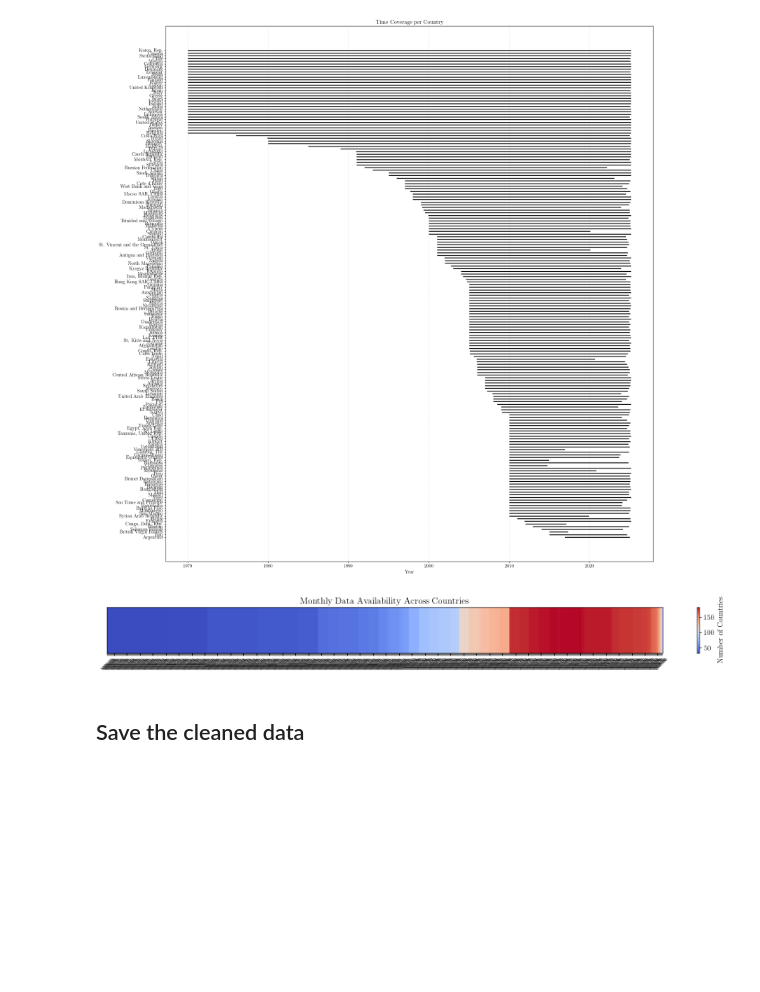
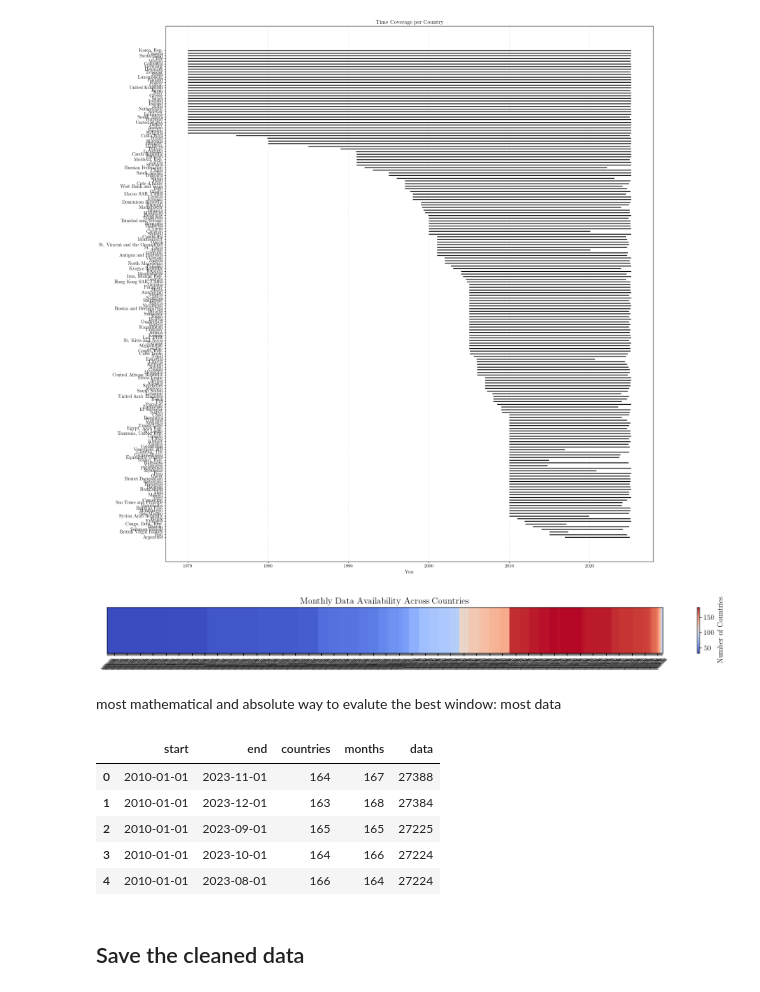
Before and after one commit to jepe06/CAA02, a Jupyter notebook: data hcpi_m.ipynb, the cells around one changed output. Drawn from its saved outputs; the diff is of its cells as text; code cells hidden in the pictures; blank space fills up the shorter version.

Commit message:
finding the best time frame

```diff
--- a/data hcpi_m.ipynb
+++ b/data hcpi_m.ipynb
@@ -454,6 +454,39 @@ plt.tight_layout()
 plt.show()
 # %% [output]
 [figure]
+# %% [markdown]
+most mathematical and absolute way to evalute the best window: most data
+# %%
+if False:
+    n = len(hcpi_m)
+    results = []
+
+    for i in range(n - 1):
+        for j in range(i + 1, n):
+            window = hcpi_m.iloc[i:j+1]
+            data = window.dropna(axis=1)
+
+            months, countries = data.shape
+
+            results.append({
+                "start": hcpi_m.index[i],
+                "end": hcpi_m.index[j],
+                "countries": countries,
+                "months": months,
+                "data": months * countries,
+            })
+
+    results_df = pd.DataFrame(results).sort_values(by="data", ascending=False, inplace=False)
+    results_df.to_csv("data/derived/hcpi_m_windows.csv", index=False)
+
+pd.read_csv("data/derived/hcpi_m_windows.csv").head(5)
+# %% [output]
+|  | start | end | countries | months | data |
+| 0 | 2010-01-01 | 2023-11-01 | 164 | 167 | 27388 |
+| 1 | 2010-01-01 | 2023-12-01 | 163 | 168 | 27384 |
+| 2 | 2010-01-01 | 2023-09-01 | 165 | 165 | 27225 |
+| 3 | 2010-01-01 | 2023-10-01 | 164 | 166 | 27224 |
+| 4 | 2010-01-01 | 2023-08-01 | 166 | 164 | 27224 |
 # %% [markdown]
 ## Save the cleaned data
 # %% [markdown]
```
Also changed, not shown: 1 other file.
